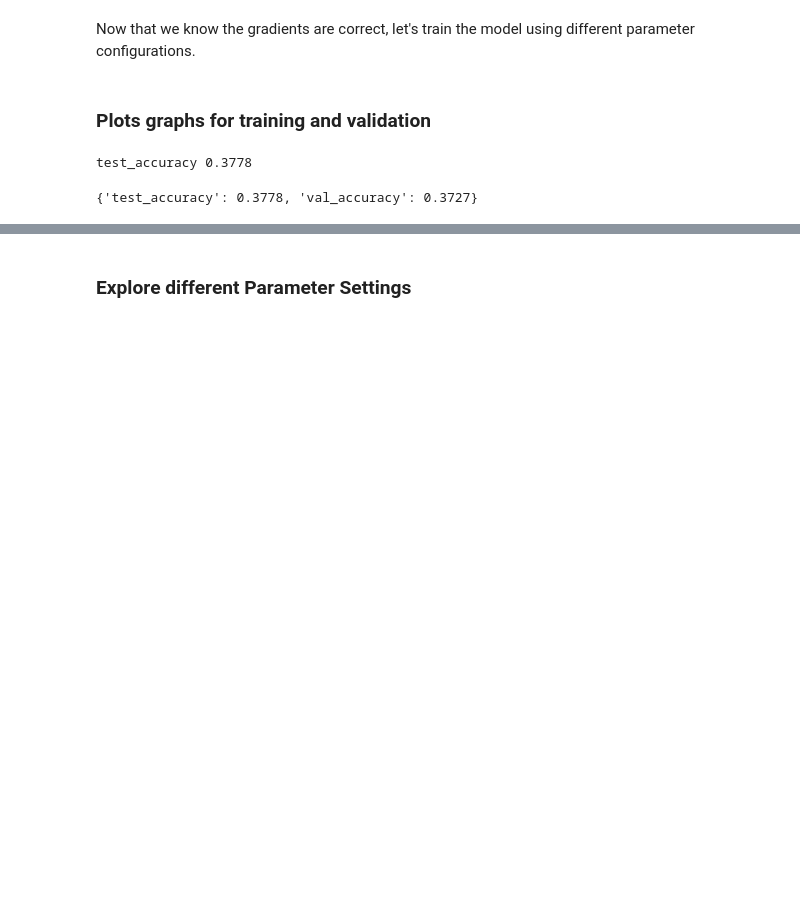
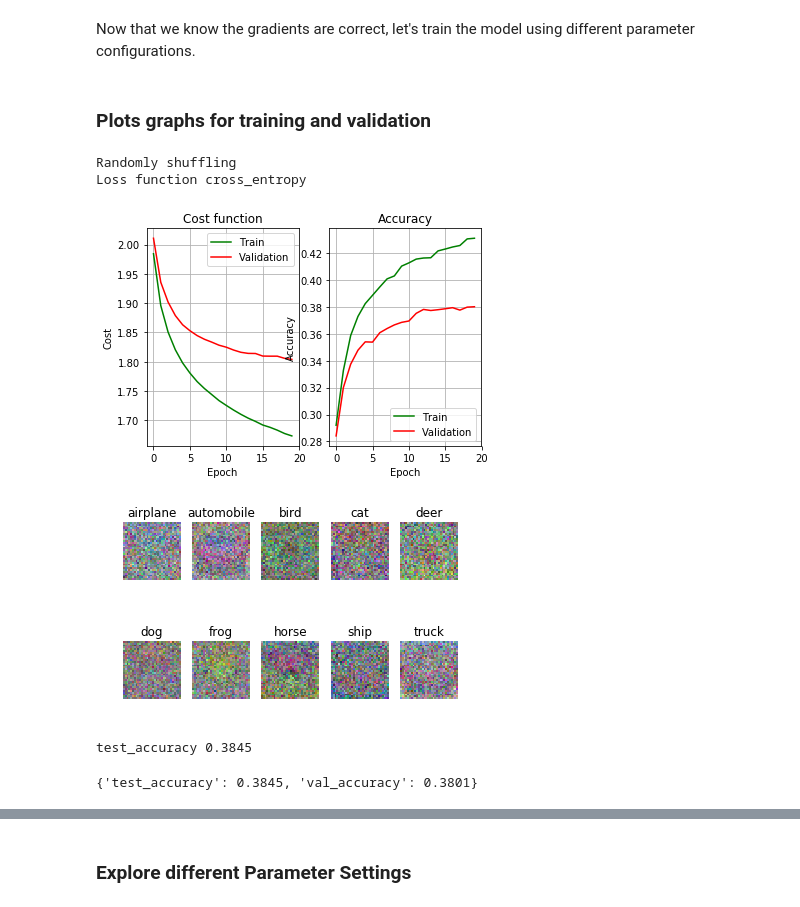
Before and after one commit to 09panesara/DD2424-Deep-Learning, a Jupyter notebook: Lab1/src/lab1.ipynb, the cells around one changed output, grey strips where cells are left out. Cells and saved outputs as stored; diff of their text form; code cells hidden in the pictures; blank space fills up the shorter version.

```diff
--- a/Lab1/src/lab1.ipynb
+++ b/Lab1/src/lab1.ipynb
@@ -390,11 +388,15 @@ def train_model(params, datasets, plot_acc_costs=False):
     print('test_accuracy', test_accuracy)
     return {'test_accuracy': test_accuracy, 'val_accuracy': val_accuracy}
 # %%
-base_params = {'batch_size':20, 'eta':0.001, 'n_epochs':40, 'lamda':0, 'random_shuffle': True}
-train_model(base_params, datasets, plot_acc_costs=False)
+base_params = {'batch_size':100, 'eta':0.001, 'n_epochs':20, 'lamda':0, 'random_shuffle': True}
+train_model(base_params, datasets, plot_acc_costs=True)
 # %% [output]
-test_accuracy 0.3778
+Randomly shuffling
+Loss function cross_entropy
+[figure, added]
+[figure, added]
-{'test_accuracy': 0.3778, 'val_accuracy': 0.3727}
+test_accuracy 0.3845
+{'test_accuracy': 0.3845, 'val_accuracy': 0.3801}
 # %%
 datasets = [train_X, train_Y, val_X, val_Y, test_X , test_Y]
 base_params = {'batch_size':100, 'eta':0.001, 'n_epochs':40, 'lamda':0, 'random_shuffle': False}
```
Also changed, not shown: parts of 19 cells of this notebook, 16 other files.
